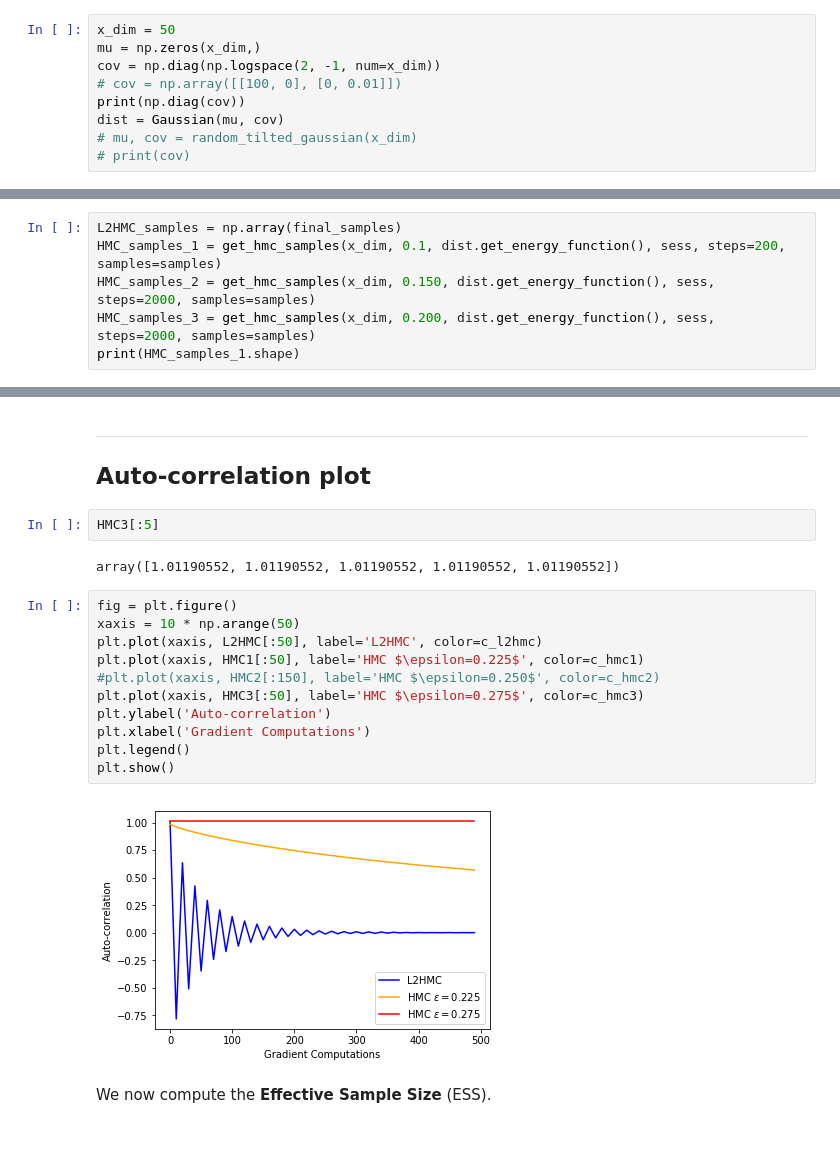
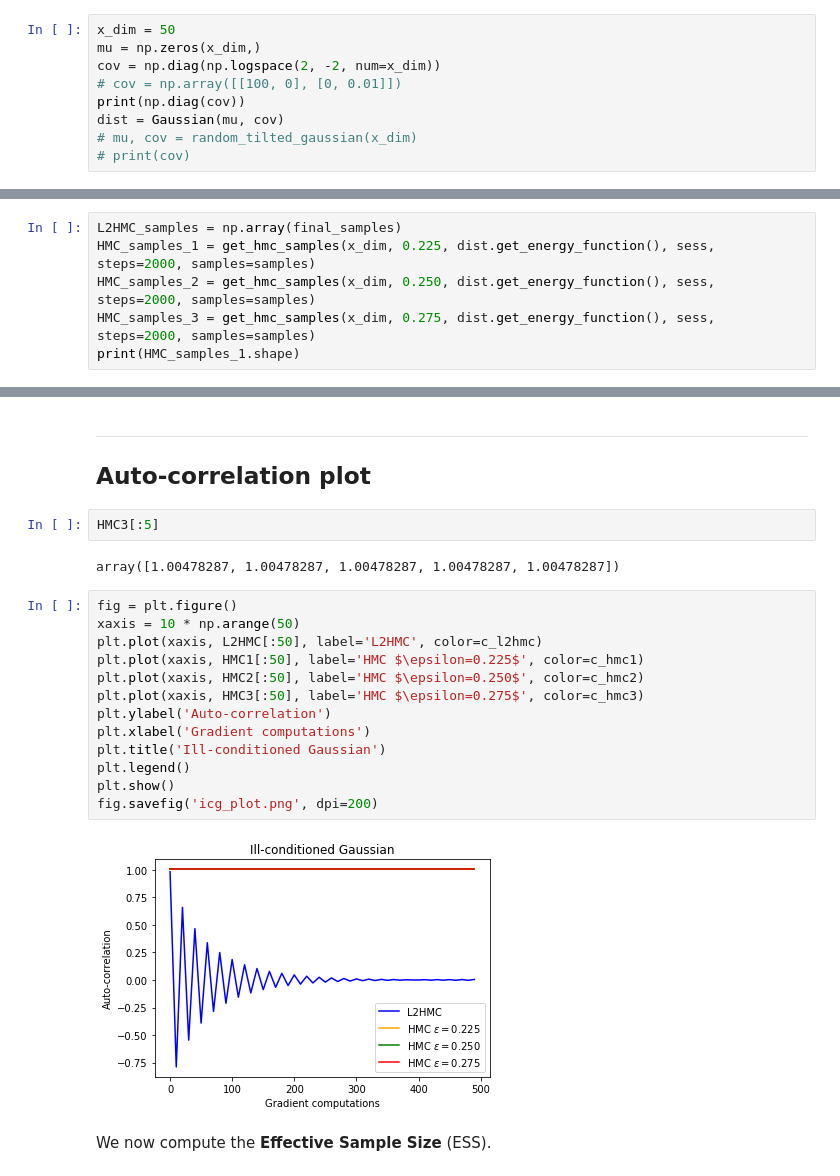
Before and after one commit to joeylitalien/l2hmc, a Jupyter notebook: experiments/IllConditionedGaussian.ipynb, the cells around one changed output, grey strips where cells are left out. Cells and saved outputs as stored; diff of their text form; blank space fills up the shorter version.

```diff
--- a/experiments/IllConditionedGaussian.ipynb
+++ b/experiments/IllConditionedGaussian.ipynb
@@ -67,7 +67,7 @@ def network(x_dim, scope, factor):
 # %%
 x_dim = 50
 mu = np.zeros(x_dim,)
-cov = np.diag(np.logspace(2, -1, num=x_dim))
+cov = np.diag(np.logspace(2, -2, num=x_dim))
 # cov = np.array([[100, 0], [0, 0.01]])
 print(np.diag(cov))
 dist = Gaussian(mu, cov)
@@ -183,8 +183,8 @@ for t in range(2000):
 We compute the HMC chains with **auto-correlation spectrums** as well.
 # %%
 L2HMC_samples = np.array(final_samples)
-HMC_samples_1 = get_hmc_samples(x_dim, 0.1, dist.get_energy_function(), sess, steps=200, samples=samples)
-HMC_samples_2 = get_hmc_samples(x_dim, 0.150, dist.get_energy_function(), sess, steps=2000, samples=samples)
-HMC_samples_3 = get_hmc_samples(x_dim, 0.200, dist.get_energy_function(), sess, steps=2000, samples=samples)
+HMC_samples_1 = get_hmc_samples(x_dim, 0.225, dist.get_energy_function(), sess, steps=2000, samples=samples)
+HMC_samples_2 = get_hmc_samples(x_dim, 0.250, dist.get_energy_function(), sess, steps=2000, samples=samples)
+HMC_samples_3 = get_hmc_samples(x_dim, 0.275, dist.get_energy_function(), sess, steps=2000, samples=samples)
 print(HMC_samples_1.shape)
 # %% [output]
@@ -201,20 +201,22 @@ HMC3 = acl_spectrum(HMC_samples_3, scale=scale)
 # %%
 HMC3[:5]
 # %% [output]
-array([1.01190552, 1.01190552, 1.01190552, 1.01190552, 1.01190552])
+array([1.00478287, 1.00478287, 1.00478287, 1.00478287, 1.00478287])
 # %%
 fig = plt.figure()
 xaxis = 10 * np.arange(50)
 plt.plot(xaxis, L2HMC[:50], label='L2HMC', color=c_l2hmc)
 plt.plot(xaxis, HMC1[:50], label='HMC $\epsilon=0.225$', color=c_hmc1)
-#plt.plot(xaxis, HMC2[:150], label='HMC $\epsilon=0.250$', color=c_hmc2)
+plt.plot(xaxis, HMC2[:50], label='HMC $\epsilon=0.250$', color=c_hmc2)
 plt.plot(xaxis, HMC3[:50], label='HMC $\epsilon=0.275$', color=c_hmc3)
 plt.ylabel('Auto-correlation')
-plt.xlabel('Gradient Computations')
+plt.xlabel('Gradient computations')
+plt.title('Ill-conditioned Gaussian')
 plt.legend()
 plt.show()
+fig.savefig('icg_plot.png', dpi=200)
 # %% [output]
-[figure, old version]
+[figure, new version]
 # %% [markdown]
 We now compute the **Effective Sample Size** (ESS).
 # %%
```
Also changed, not shown: parts of 3 cells of this notebook, 10 other files.
